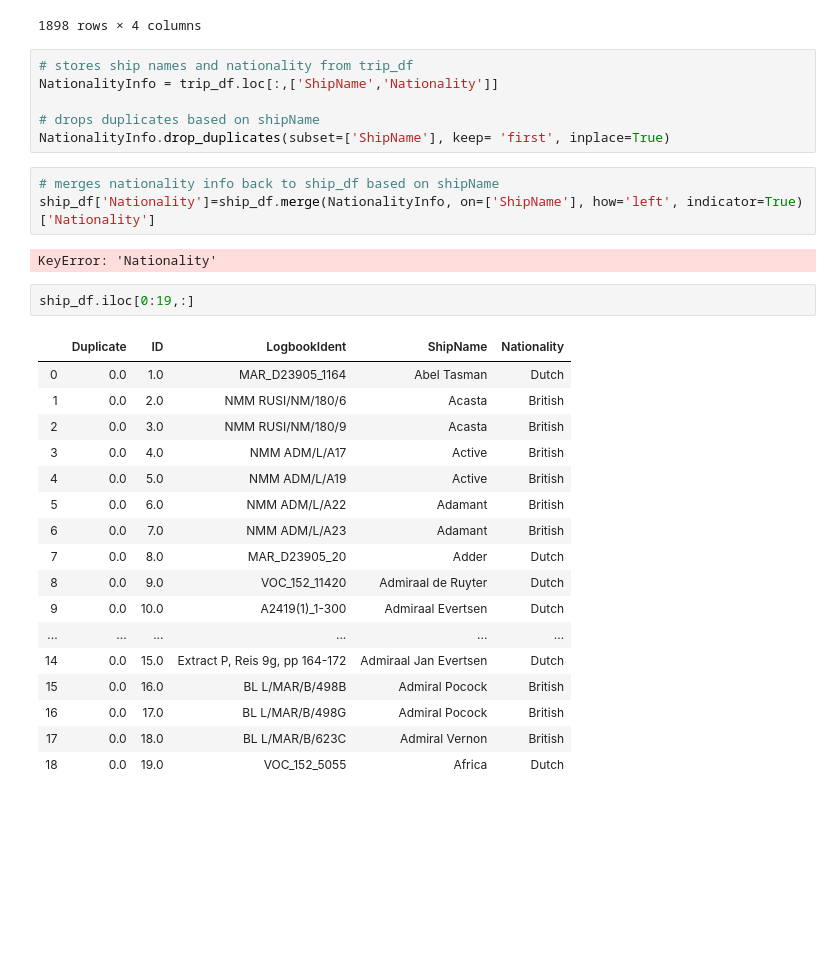
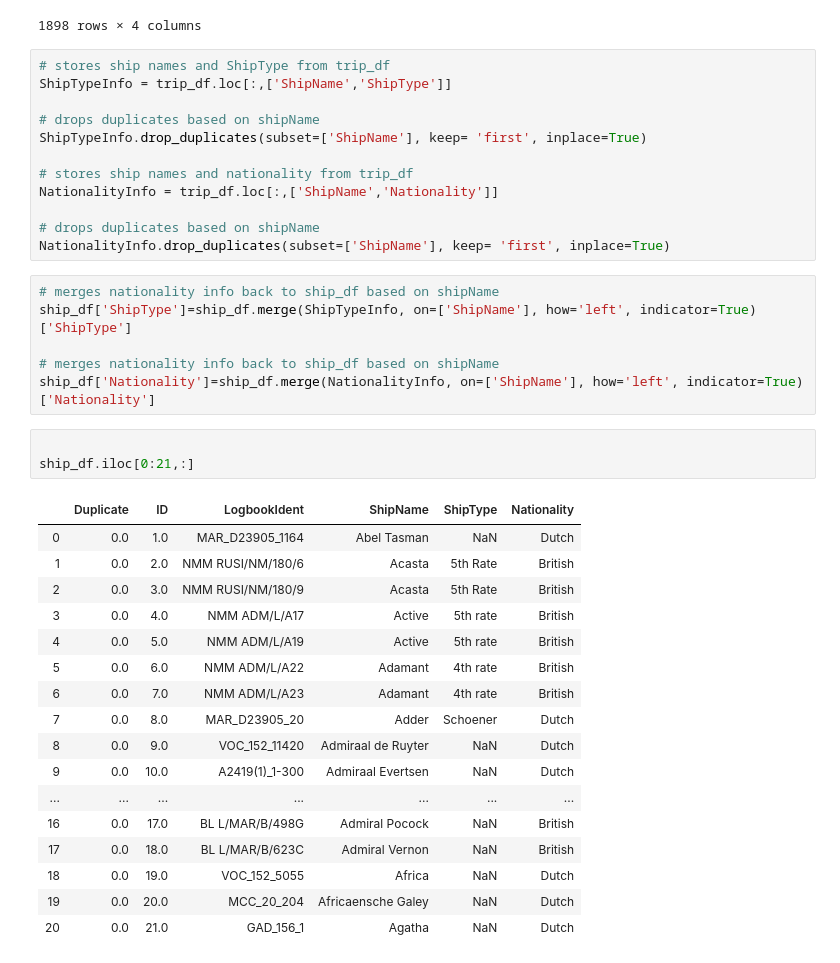
Before and after one commit to ericborn/CS689, a Jupyter notebook: wk3.ipynb, the cells around one changed output. Drawn from its saved outputs; the diff is of its cells as text; blank space fills up the shorter version.

```diff
--- a/wk3.ipynb
+++ b/wk3.ipynb
@@ -83,6 +83,12 @@ ship_df
 | 1897 | NaN | NaN | NaN | Amsterdam |
 1898 rows × 4 columns
 # %%
+# stores ship names and ShipType from trip_df
+ShipTypeInfo = trip_df.loc[:,['ShipName','ShipType']]
+
+# drops duplicates based on shipName
+ShipTypeInfo.drop_duplicates(subset=['ShipName'], keep= 'first', inplace=True)
+
 # stores ship names and nationality from trip_df
 NationalityInfo = trip_df.loc[:,['ShipName','Nationality']]
 
@@ -90,26 +96,28 @@ NationalityInfo = trip_df.loc[:,['ShipName','Nationality']]
 NationalityInfo.drop_duplicates(subset=['ShipName'], keep= 'first', inplace=True)
 # %%
 # merges nationality info back to ship_df based on shipName
+ship_df['ShipType']=ship_df.merge(ShipTypeInfo, on=['ShipName'], how='left', indicator=True)['ShipType']
+
+# merges nationality info back to ship_df based on shipName
 ship_df['Nationality']=ship_df.merge(NationalityInfo, on=['ShipName'], how='left', indicator=True)['Nationality']
-# %% [output]
-KeyError: 'Nationality'
-# %%
-ship_df.iloc[0:19,:]
-# %% [output]
-|  | Duplicate | ID | LogbookIdent | ShipName | Nationality |
-| 0 | 0.0 | 1.0 | MAR_D23905_1164 | Abel Tasman | Dutch |
-| 1 | 0.0 | 2.0 | NMM RUSI/NM/180/6 | Acasta | British |
-| 2 | 0.0 | 3.0 | NMM RUSI/NM/180/9 | Acasta | British |
-| 3 | 0.0 | 4.0 | NMM ADM/L/A17 | Active | British |
-| 4 | 0.0 | 5.0 | NMM ADM/L/A19 | Active | British |
-| 5 | 0.0 | 6.0 | NMM ADM/L/A22 | Adamant | British |
-| 6 | 0.0 | 7.0 | NMM ADM/L/A23 | Adamant | British |
-| 7 | 0.0 | 8.0 | MAR_D23905_20 | Adder | Dutch |
-| 8 | 0.0 | 9.0 | VOC_152_11420 | Admiraal de Ruyter | Dutch |
-| 9 | 0.0 | 10.0 | A2419(1)_1-300 | Admiraal Evertsen | Dutch |
-| ... | ... | ... | ... | ... | ... |
-| 14 | 0.0 | 15.0 | Extract P, Reis 9g, pp 164-172 | Admiraal Jan Evertsen | Dutch |
-| 15 | 0.0 | 16.0 | BL L/MAR/B/498B | Admiral Pocock | British |
-| 16 | 0.0 | 17.0 | BL L/MAR/B/498G | Admiral Pocock | British |
-| 17 | 0.0 | 18.0 | BL L/MAR/B/623C | Admiral Vernon | British |
-| 18 | 0.0 | 19.0 | VOC_152_5055 | Africa | Dutch |
+# %%
+
+ship_df.iloc[0:21,:]
+# %% [output]
+|  | Duplicate | ID | LogbookIdent | ShipName | ShipType | Nationality |
+| 0 | 0.0 | 1.0 | MAR_D23905_1164 | Abel Tasman | NaN | Dutch |
+| 1 | 0.0 | 2.0 | NMM RUSI/NM/180/6 | Acasta | 5th Rate | British |
+| 2 | 0.0 | 3.0 | NMM RUSI/NM/180/9 | Acasta | 5th Rate | British |
+| 3 | 0.0 | 4.0 | NMM ADM/L/A17 | Active | 5th rate | British |
+| 4 | 0.0 | 5.0 | NMM ADM/L/A19 | Active | 5th rate | British |
+| 5 | 0.0 | 6.0 | NMM ADM/L/A22 | Adamant | 4th rate | British |
+| 6 | 0.0 | 7.0 | NMM ADM/L/A23 | Adamant | 4th rate | British |
+| 7 | 0.0 | 8.0 | MAR_D23905_20 | Adder | Schoener | Dutch |
+| 8 | 0.0 | 9.0 | VOC_152_11420 | Admiraal de Ruyter | NaN | Dutch |
+| 9 | 0.0 | 10.0 | A2419(1)_1-300 | Admiraal Evertsen | NaN | Dutch |
+| ... | ... | ... | ... | ... | ... | ... |
+| 16 | 0.0 | 17.0 | BL L/MAR/B/498G | Admiral Pocock | NaN | British |
+| 17 | 0.0 | 18.0 | BL L/MAR/B/623C | Admiral Vernon | NaN | British |
+| 18 | 0.0 | 19.0 | VOC_152_5055 | Africa | NaN | Dutch |
+| 19 | 0.0 | 20.0 | MCC_20_204 | Africaensche Galey | NaN | Dutch |
+| 20 | 0.0 | 21.0 | GAD_156_1 | Agatha | NaN | Dutch |
```
Also changed, not shown: parts of 1 cell of this notebook.
